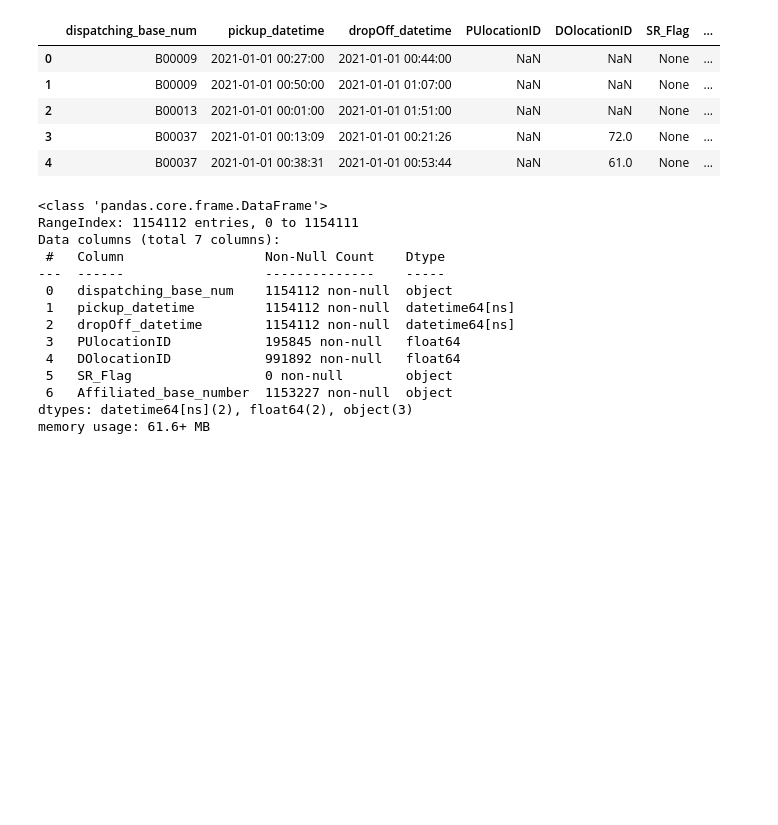
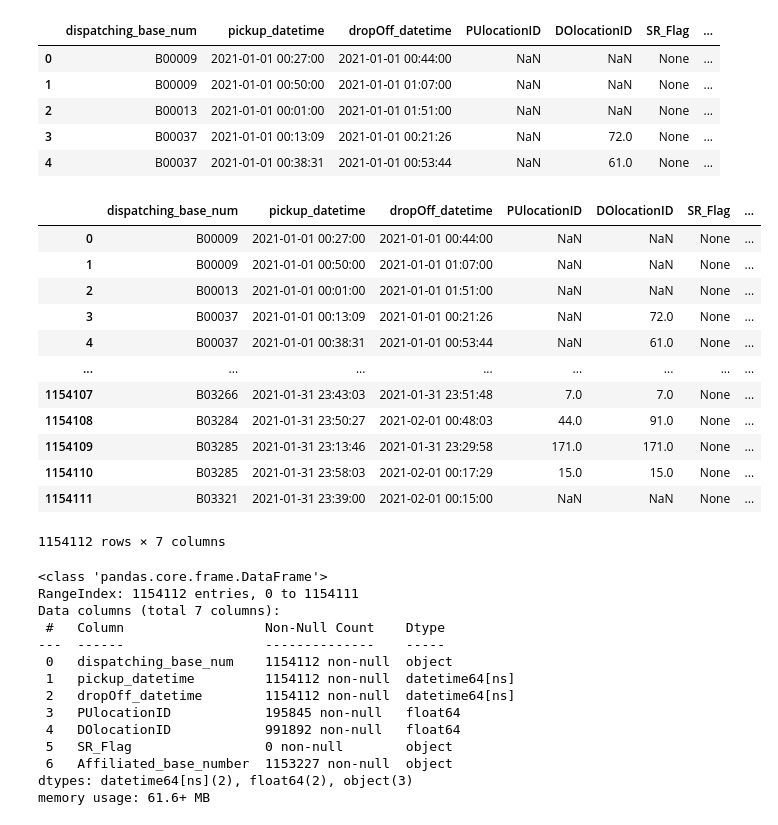
Before and after one commit to ayoub-berdeddouch/mlops-journey, a Jupyter notebook: homework1.ipynb, the cells around one changed output. Drawn from its saved outputs; the diff is of its cells as text; code cells hidden in the pictures; blank space fills up the shorter version.

```diff
--- a/homework1.ipynb
+++ b/homework1.ipynb
@@ -14,6 +14,22 @@ df.head()
 | 2 | B00013 | 2021-01-01 00:01:00 | 2021-01-01 01:51:00 | NaN | NaN | None | ... |
 | 3 | B00037 | 2021-01-01 00:13:09 | 2021-01-01 00:21:26 | NaN | 72.0 | None | ... |
 | 4 | B00037 | 2021-01-01 00:38:31 | 2021-01-01 00:53:44 | NaN | 61.0 | None | ... |
+# %%
+df
+# %% [output]
+|  | dispatching_base_num | pickup_datetime | dropOff_datetime | PUlocationID | DOlocationID | SR_Flag | ... |
+| 0 | B00009 | 2021-01-01 00:27:00 | 2021-01-01 00:44:00 | NaN | NaN | None | ... |
+| 1 | B00009 | 2021-01-01 00:50:00 | 2021-01-01 01:07:00 | NaN | NaN | None | ... |
+| 2 | B00013 | 2021-01-01 00:01:00 | 2021-01-01 01:51:00 | NaN | NaN | None | ... |
+| 3 | B00037 | 2021-01-01 00:13:09 | 2021-01-01 00:21:26 | NaN | 72.0 | None | ... |
+| 4 | B00037 | 2021-01-01 00:38:31 | 2021-01-01 00:53:44 | NaN | 61.0 | None | ... |
+| ... | ... | ... | ... | ... | ... | ... | ... |
+| 1154107 | B03266 | 2021-01-31 23:43:03 | 2021-01-31 23:51:48 | 7.0 | 7.0 | None | ... |
+| 1154108 | B03284 | 2021-01-31 23:50:27 | 2021-02-01 00:48:03 | 44.0 | 91.0 | None | ... |
+| 1154109 | B03285 | 2021-01-31 23:13:46 | 2021-01-31 23:29:58 | 171.0 | 171.0 | None | ... |
+| 1154110 | B03285 | 2021-01-31 23:58:03 | 2021-02-01 00:17:29 | 15.0 | 15.0 | None | ... |
+| 1154111 | B03321 | 2021-01-31 23:39:00 | 2021-02-01 00:15:00 | NaN | NaN | None | ... |
+1154112 rows × 7 columns
 # %%
 df.info()
 # %% [output]
```
Also changed, not shown: parts of 17 cells of this notebook.
